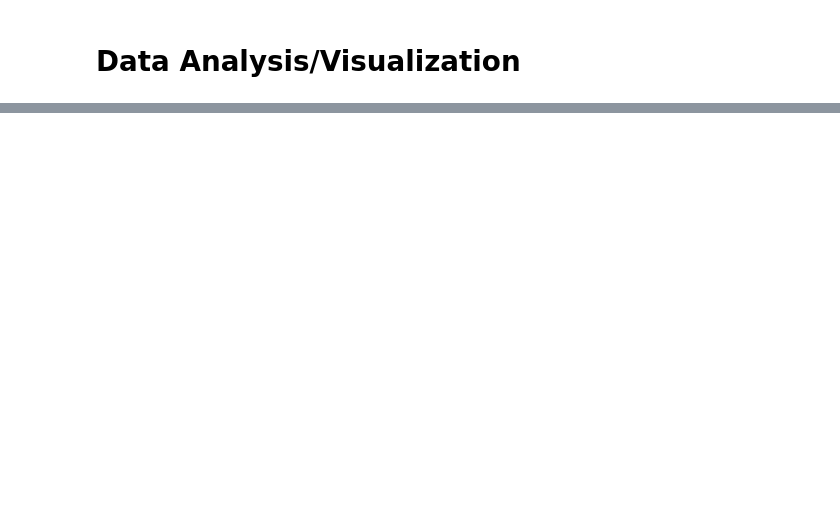
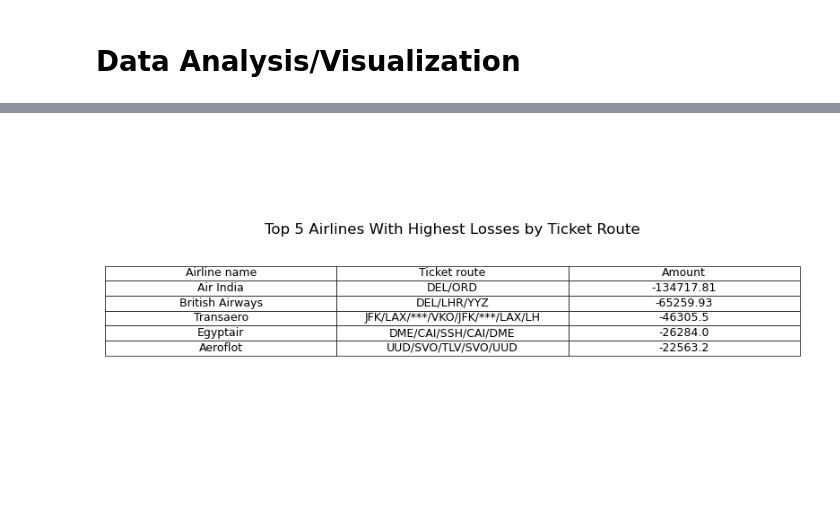
Before and after one commit to mlvilleg/CovidInteractivePlot, a Jupyter notebook: Airline Project/Analysis.ipynb, the cells around one changed output, grey strips where cells are left out. Cells and saved outputs as stored; diff of their text form; code cells hidden in the pictures; blank space fills up the shorter version.

```diff
--- a/Airline Project/Analysis.ipynb
+++ b/Airline Project/Analysis.ipynb
@@ -5,6 +17,7 @@ import pandas as pd
 from datetime import datetime
 import matplotlib as mpl
 import matplotlib.pyplot as plt
-plt.style.use('ggplot')
 import numpy as np
+import seaborn as sns
 import re
+import sqlite3
@@ -360,0 +297,16 @@ plt.show()
+# %%
+table_data = sorted_data.head(5)
+
+# Create a table plot
+fig, ax = plt.subplots(figsize=(10, 5))
+ax.axis('off')  # Turn off the axis
+ax.table(cellText=table_data.values, colLabels=table_data.columns, cellLoc='center', loc='center')
+
+# Add a title
+ax.set_title('Top 5 Airlines With Highest Losses by Ticket Route', fontsize=12, y=.7)
+
+# Save the table as a PNG file
+plt.savefig('output/top_5_lowest_amounts_by_route.png', bbox_inches='tight')
+plt.show()
+# %% [output]
+[figure, added]
```
Also changed, not shown: parts of 54 cells of this notebook, 12 other files.
